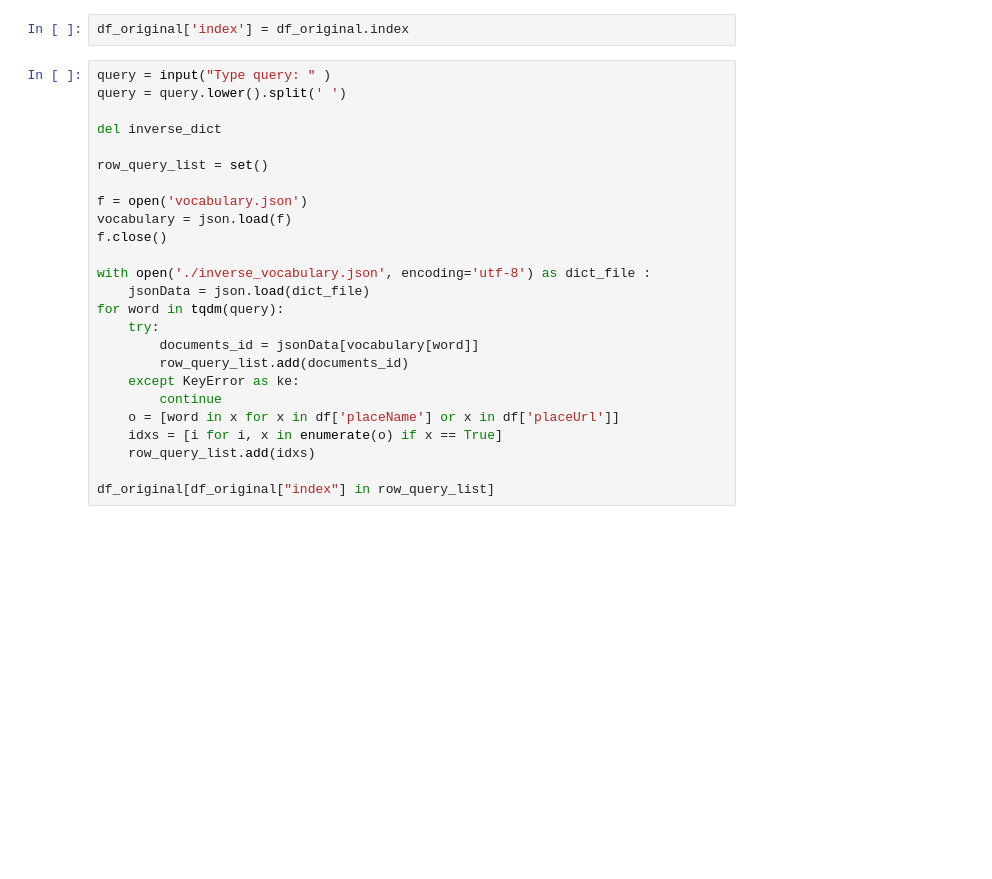
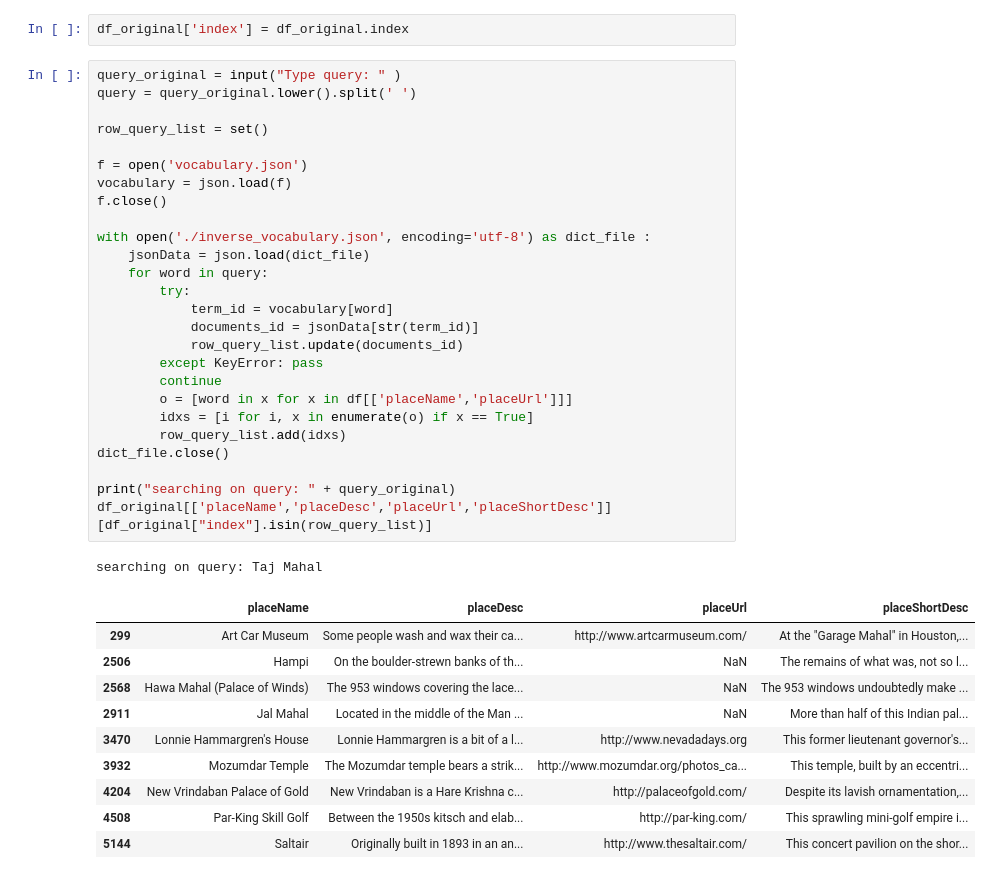
Before and after one commit to GiacomoBelliniStudent/ADM-HW3, a Jupyter notebook: main.ipynb, the cells around one changed output. Drawn from its saved outputs; the diff is of its cells as text; blank space fills up the shorter version.

```diff
--- a/main.ipynb
+++ b/main.ipynb
@@ -291,27 +291,40 @@ dict_file.close()
 # %%
 df_original['index'] = df_original.index
 # %%
-query = input("Type query: " )
-query = query.lower().split(' ')
-
-del inverse_dict
+query_original = input("Type query: " )
+query = query_original.lower().split(' ')
 
 row_query_list = set()
 
 f = open('vocabulary.json')
 vocabulary = json.load(f)
 f.close()
 
 with open('./inverse_vocabulary.json', encoding='utf-8') as dict_file :
     jsonData = json.load(dict_file)
-for word in tqdm(query):
-    try:
-        documents_id = jsonData[vocabulary[word]]
-        row_query_list.add(documents_id)
-    except KeyError as ke:
+    for word in query:
+        try:
+            term_id = vocabulary[word]
+            documents_id = jsonData[str(term_id)]
+            row_query_list.update(documents_id)
+        except KeyError: pass
         continue
-    o = [word in x for x in df['placeName'] or x in df['placeUrl']]
-    idxs = [i for i, x in enumerate(o) if x == True]
-    row_query_list.add(idxs)
+        o = [word in x for x in df[['placeName','placeUrl']]]
+        idxs = [i for i, x in enumerate(o) if x == True]
+        row_query_list.add(idxs)
+dict_file.close()
 
-df_original[df_original["index"] in row_query_list]
+print("searching on query: " + query_original)
+df_original[['placeName','placeDesc','placeUrl','placeShortDesc']][df_original["index"].isin(row_query_list)]
+# %% [output]
+searching on query: Taj Mahal
+|  | placeName | placeDesc | placeUrl | placeShortDesc |
+| 299 | Art Car Museum | Some people wash and wax their ca... | http://www.artcarmuseum.com/ | At the "Garage Mahal" in Houston,... |
+| 2506 | Hampi | On the boulder-strewn banks of th... | NaN | The remains of what was, not so l... |
+| 2568 | Hawa Mahal (Palace of Winds) | The 953 windows covering the lace... | NaN | The 953 windows undoubtedly make ... |
+| 2911 | Jal Mahal | Located in the middle of the Man ... | NaN | More than half of this Indian pal... |
+| 3470 | Lonnie Hammargren's House | Lonnie Hammargren is a bit of a l... | http://www.nevadadays.org | This former lieutenant governor's... |
+| 3932 | Mozumdar Temple | The Mozumdar temple bears a strik... | http://www.mozumdar.org/photos_ca... | This temple, built by an eccentri... |
+| 4204 | New Vrindaban Palace of Gold | New Vrindaban is a Hare Krishna c... | http://palaceofgold.com/ | Despite its lavish ornamentation,... |
+| 4508 | Par-King Skill Golf | Between the 1950s kitsch and elab... | http://par-king.com/ | This sprawling mini-golf empire i... |
+| 5144 | Saltair | Originally built in 1893 in an an... | http://www.thesaltair.com/ | This concert pavilion on the shor... |
```
